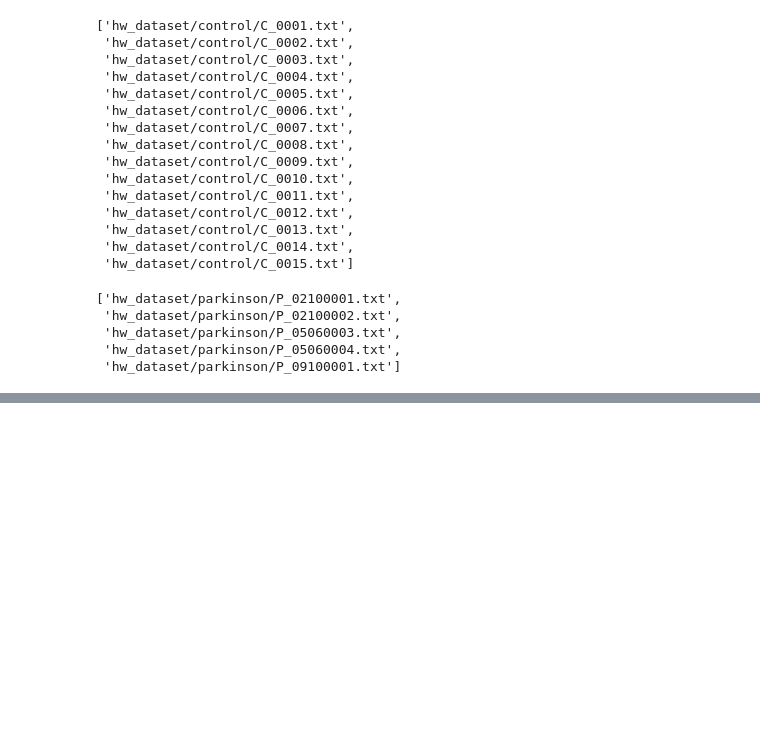
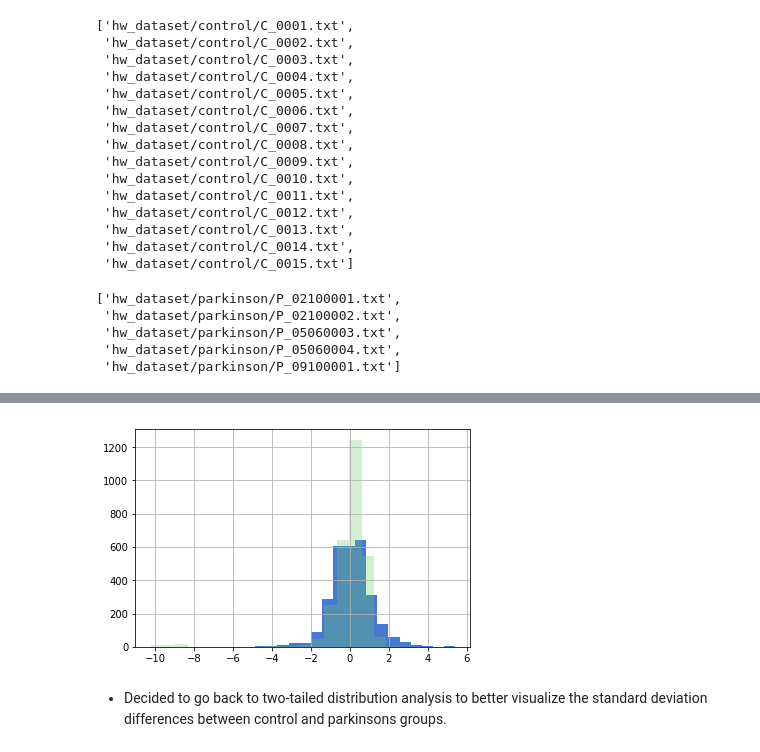
Before and after one commit to MichaelNormandyGavin/parkinsons, a Jupyter notebook: parkinsons.ipynb, the cells around one changed output, grey strips where cells are left out. Drawn from its saved outputs; the diff is of its cells as text; code cells hidden in the pictures; blank space fills up the shorter version.

Commit message:
Tweaked python package and refocused around STD differences

```diff
--- a/parkinsons.ipynb
+++ b/parkinsons.ipynb
@@ -517,0 +557,8 @@ AttributeError: module 'park_tools.data_prep' has no attribute 'make_combined_df
+# %%
+park_dfs_sub_61['Grip_diff'].hist(bins=20)
+park_dfs_sub_61['Pressure_diff'].hist(bins=20,alpha=0.3)
+plt.show()
+# %% [output]
+[figure, added]
+# %% [markdown]
+- Decided to go back to two-tailed distribution analysis to better visualize the standard deviation differences between control and parkinsons groups.
```
Also changed, not shown: parts of 13 cells of this notebook, 1 other file.
